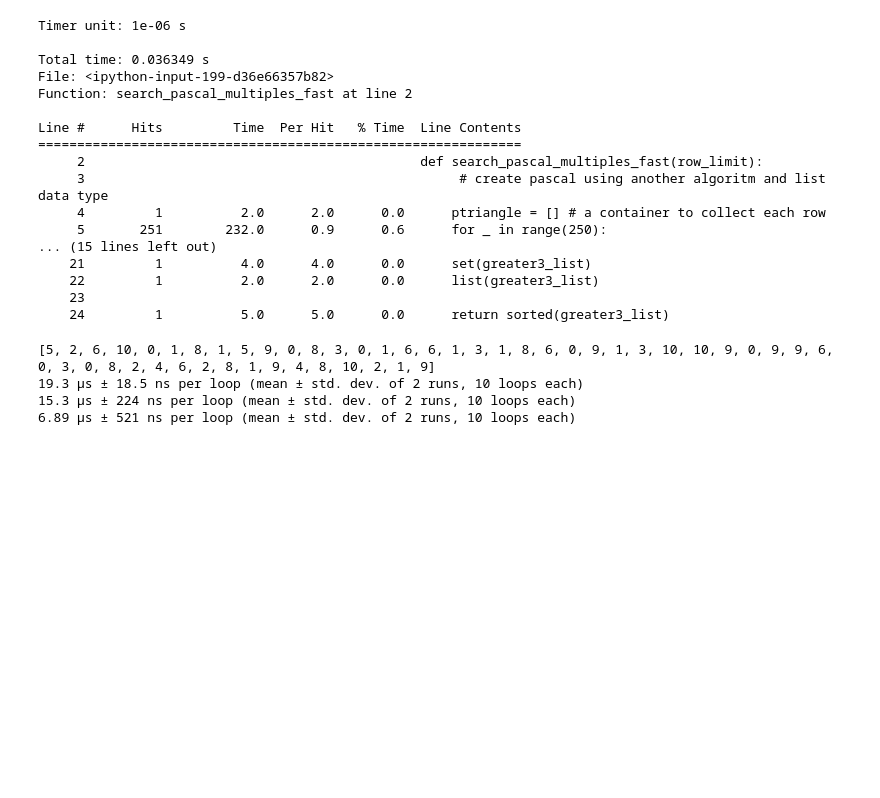
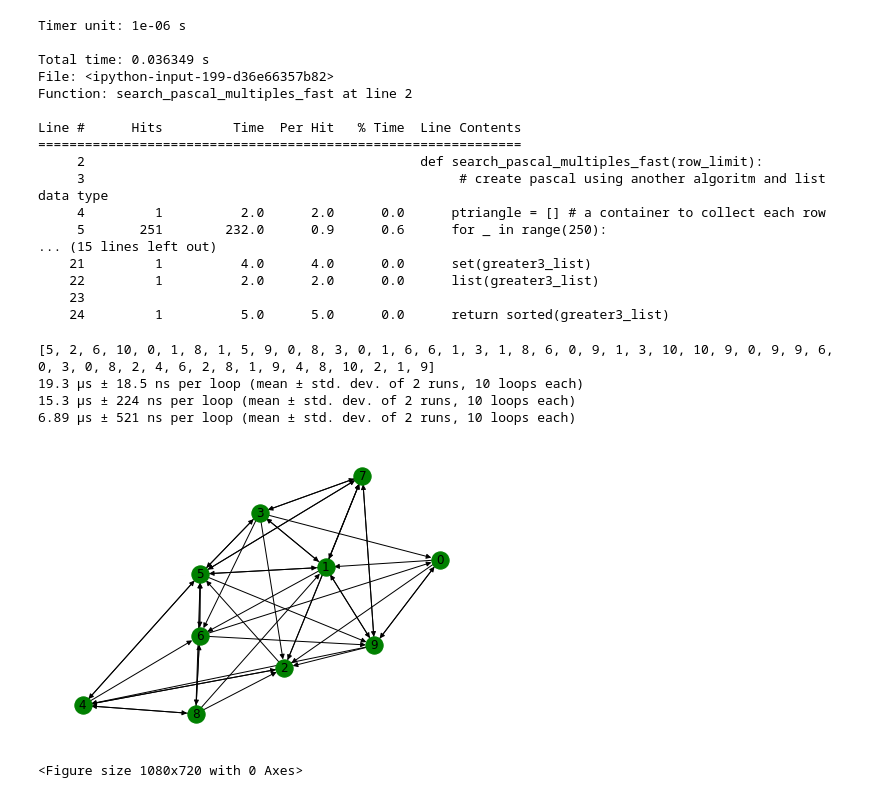
Before and after one commit to jonas-mika/itu, a Jupyter notebook: semester 1/assignments/assignment7/test_times.ipynb, the cells around one changed output. Cells and saved outputs as stored; diff of their text form; code cells hidden in the pictures; blank space fills up the shorter version.

```diff
--- a/semester 1/assignments/assignment7/test_times.ipynb
+++ b/semester 1/assignments/assignment7/test_times.ipynb
@@ -293,3 +293,11 @@ def counter(L):
 19.3 µs ± 18.5 ns per loop (mean ± std. dev. of 2 runs, 10 loops each)
 15.3 µs ± 224 ns per loop (mean ± std. dev. of 2 runs, 10 loops each)
 6.89 µs ± 521 ns per loop (mean ± std. dev. of 2 runs, 10 loops each)
+# %%
+Graph = nx.gnp_random_graph(10, 0.5, directed=True)
+nx.draw(Graph, with_labels=True, node_color='green') #draw the network graph
+plt.figure(figsize=(15,10))
+plt.show() #to show the graph by plotting it
+# %% [output]
+[figure, added]
+<Figure size 1080x720 with 0 Axes>
```
Also changed, not shown: parts of 1 cell of this notebook, 1 other file.
